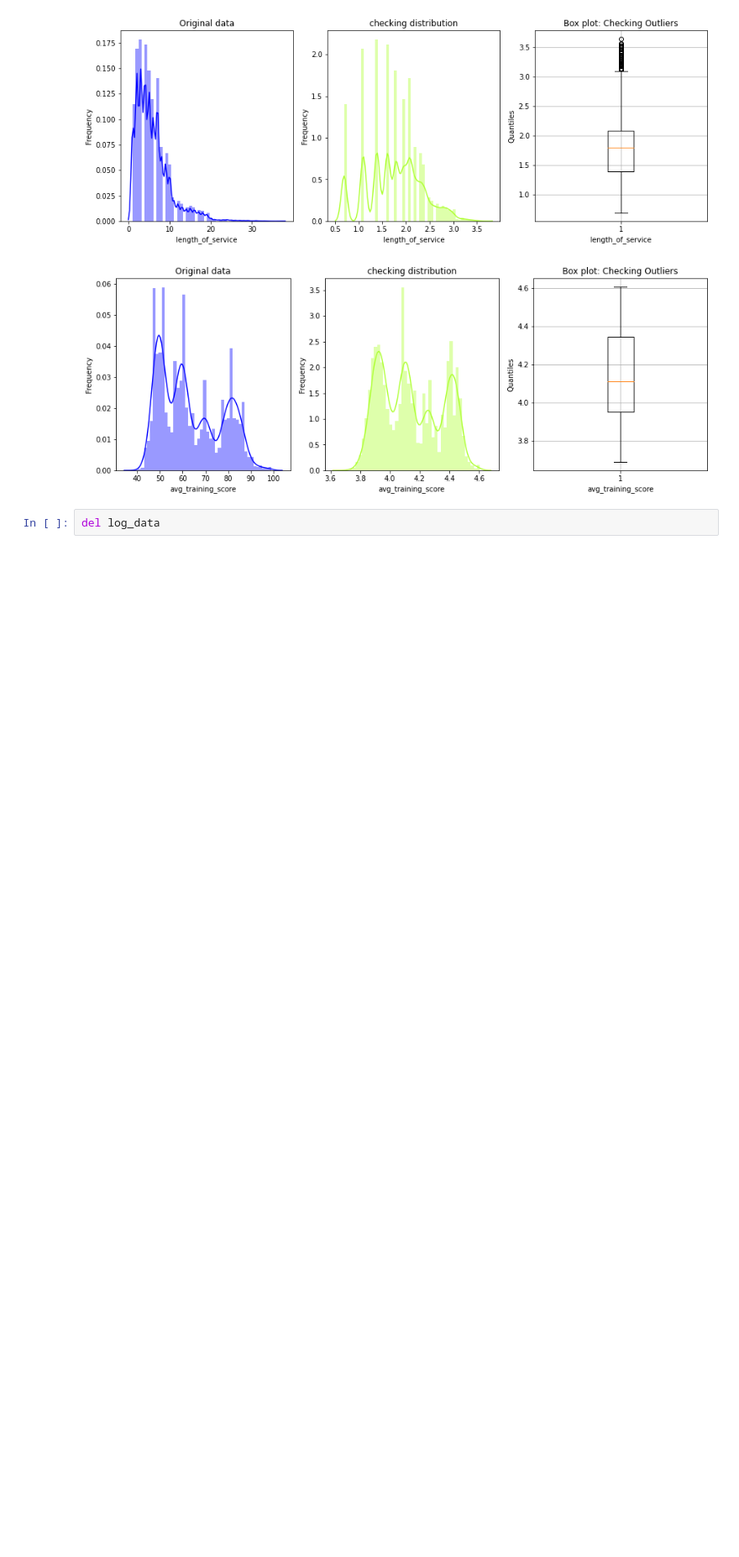
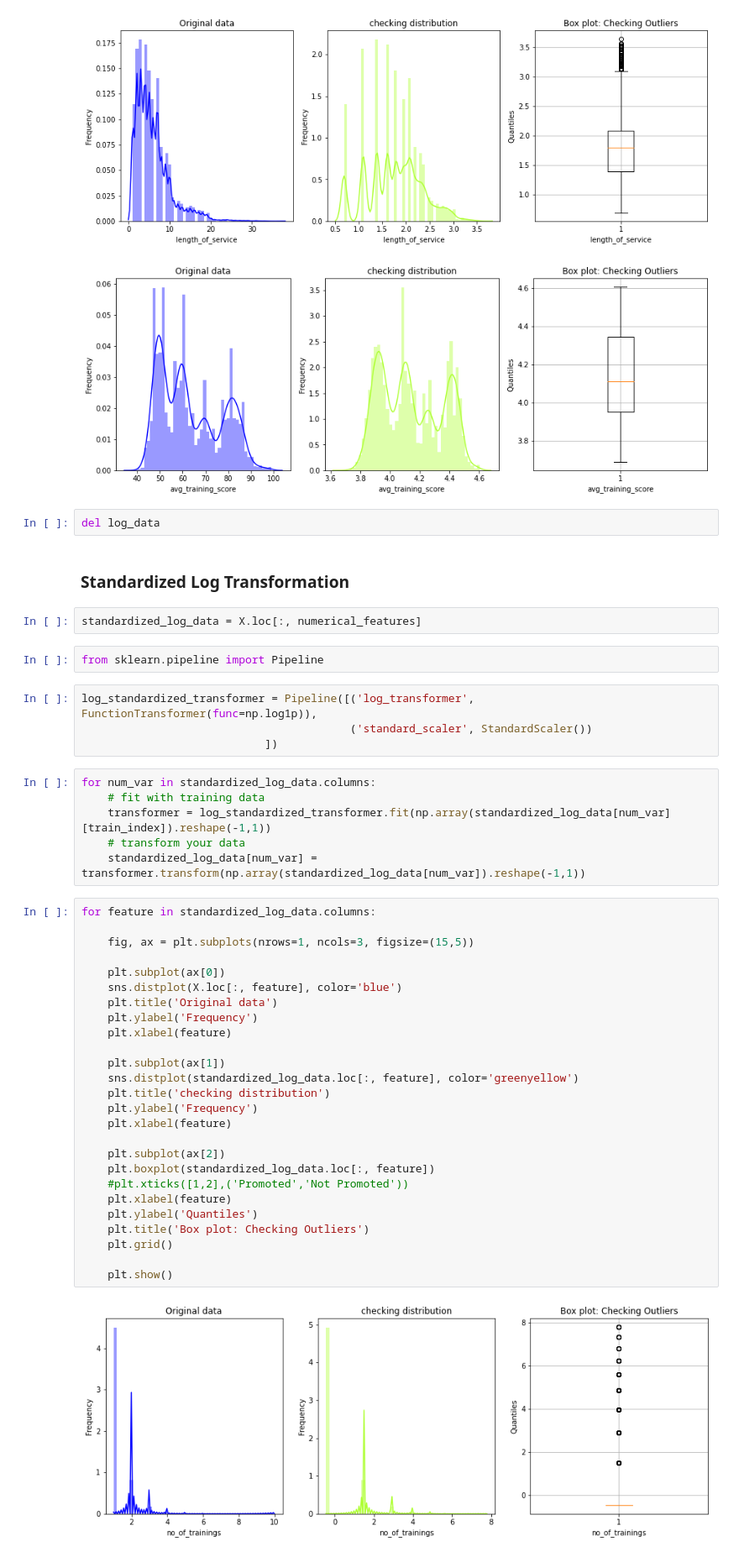
Before and after one commit to gunnerVivek/Employee-Promotion, a Jupyter notebook: 2-data_preprocessing.ipynb, the cells around one changed output. Shown at 84% size. Cells and saved outputs as stored; diff of their text form; blank space fills up the shorter version.

Commit message:
notebook: Add code for Standardized Log Transformation

```diff
--- a/2-data_preprocessing.ipynb
+++ b/2-data_preprocessing.ipynb
@@ -349,3 +349,47 @@ for feature in log_data.columns:
 [figure]
 # %%
 del log_data
+# %% [markdown]
+### Standardized Log Transformation
+# %%
+standardized_log_data = X.loc[:, numerical_features]
+# %%
+from sklearn.pipeline import Pipeline
+# %%
+log_standardized_transformer = Pipeline([('log_transformer', FunctionTransformer(func=np.log1p)),
+                                         ('standard_scaler', StandardScaler())
+                            ])
+# %%
+for num_var in standardized_log_data.columns:
+    # fit with training data
+    transformer = log_standardized_transformer.fit(np.array(standardized_log_data[num_var][train_index]).reshape(-1,1))
+    # transform your data
+    standardized_log_data[num_var] = transformer.transform(np.array(standardized_log_data[num_var]).reshape(-1,1))
+# %%
+for feature in standardized_log_data.columns:
+
+    fig, ax = plt.subplots(nrows=1, ncols=3, figsize=(15,5))
+
+    plt.subplot(ax[0])
+    sns.distplot(X.loc[:, feature], color='blue')
+    plt.title('Original data')
+    plt.ylabel('Frequency')
+    plt.xlabel(feature)
+
+    plt.subplot(ax[1])
+    sns.distplot(standardized_log_data.loc[:, feature], color='greenyellow')
+    plt.title('checking distribution')
+    plt.ylabel('Frequency')
+    plt.xlabel(feature)
+
+    plt.subplot(ax[2])
+    plt.boxplot(standardized_log_data.loc[:, feature])
+    #plt.xticks([1,2],('Promoted','Not Promoted'))
+    plt.xlabel(feature)
+    plt.ylabel('Quantiles')
+    plt.title('Box plot: Checking Outliers')
+    plt.grid()
+
+    plt.show()
+# %% [output]
+[figure, added]
```
Also changed, not shown: parts of 2 cells of this notebook.
